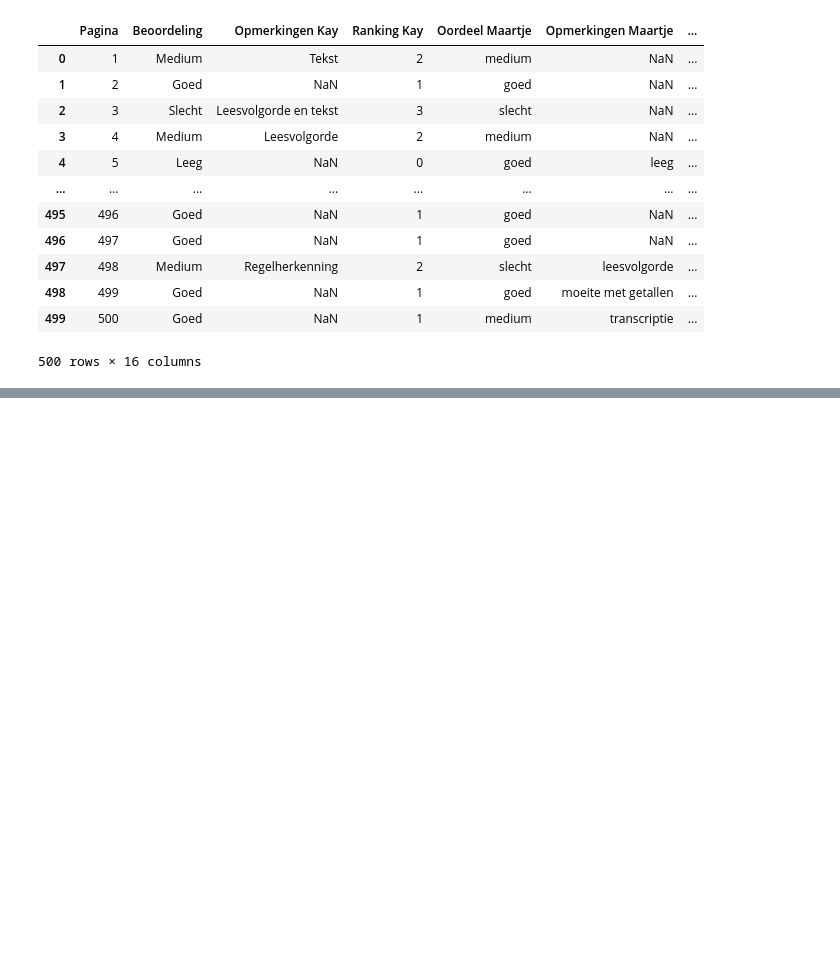
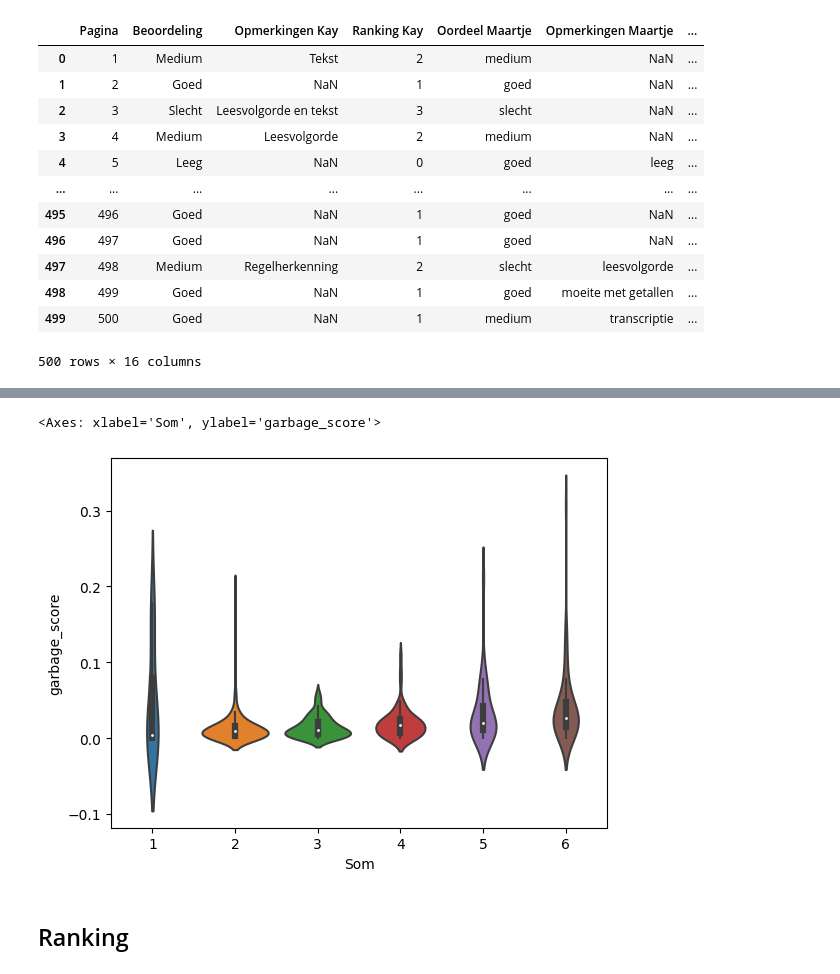
Before and after one commit to LAHTeR/nautilusocr, a Jupyter notebook: notebooks/quality.ipynb, the cells around one changed output, grey strips where cells are left out. Drawn from its saved outputs; the diff is of its cells as text; code cells hidden in the pictures; blank space fills up the shorter version.

```diff
--- a/notebooks/quality.ipynb
+++ b/notebooks/quality.ipynb
@@ -545,0 +684,7 @@ judgements
+# %%
+sns.violinplot(x=non_empty.Som, y=non_empty.garbage_score)
+# %% [output]
+<Axes: xlabel='Som', ylabel='garbage_score'>
+[figure, added]
+# %% [markdown]
+## Ranking
```
Also changed, not shown: parts of 24 cells of this notebook.
